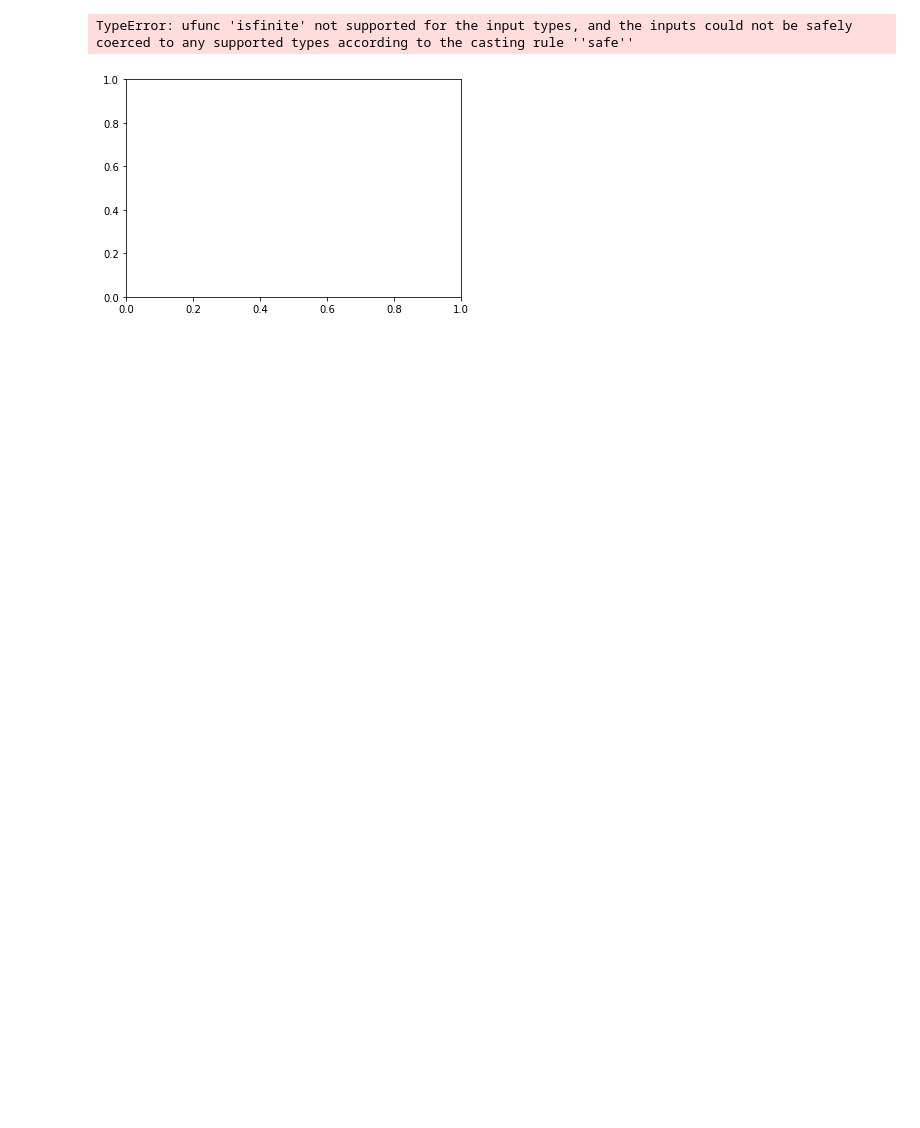
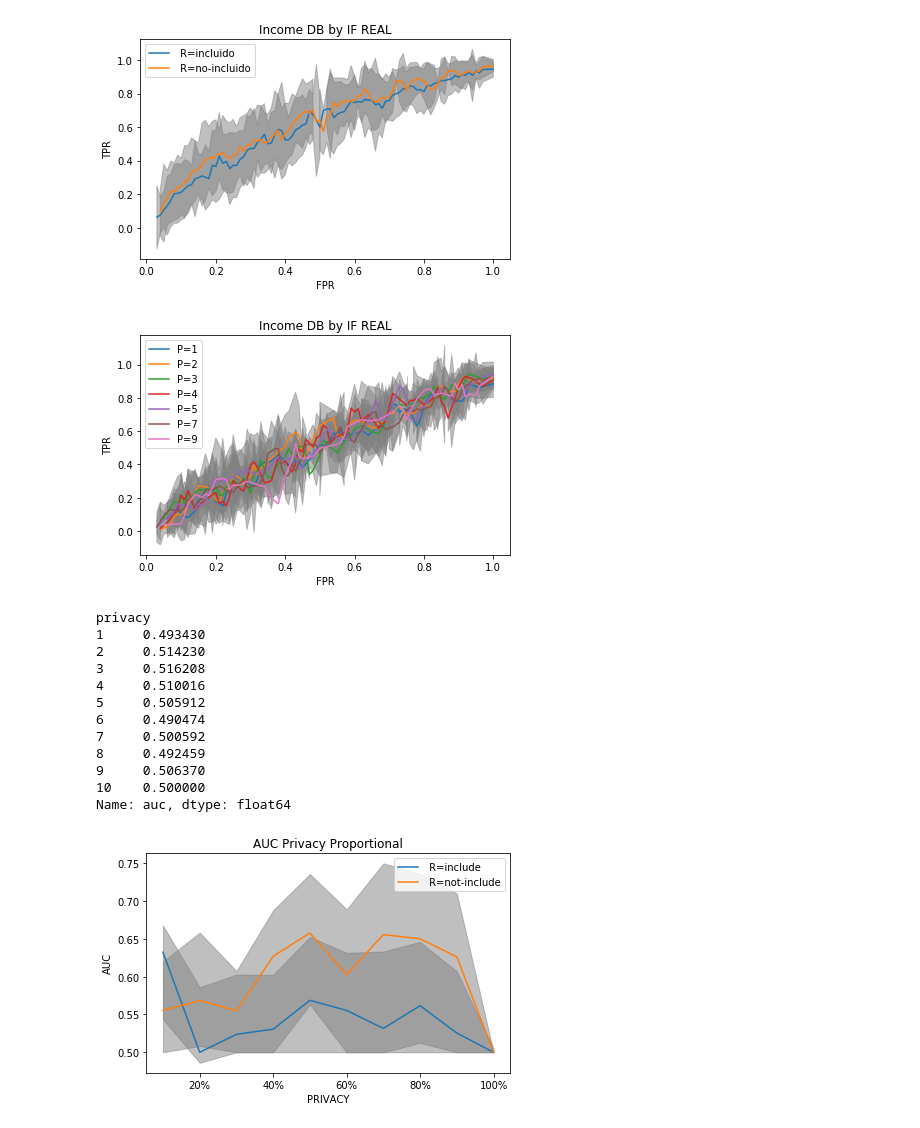
Before and after one commit to jwzinser/Tesis, a Jupyter notebook: parallel/fffff.ipynb, the cells around one changed output. Drawn from its saved outputs; the diff is of its cells as text; code cells hidden in the pictures; blank space fills up the shorter version.

```diff
--- a/parallel/fffff.ipynb
+++ b/parallel/fffff.ipynb
@@ -157,18 +159,32 @@ data = pd.read_csv(dataset_path)
 # %%
 
 #supervised_results = pd.concat([pn.read_csv("model_scores_roc_census06_mbe.csv"), pd.read_csv("model_scores_roc_census611_mbe.csv")])
-supervised_results = pn.read_csv("model_scores_roc_"+ds_name+"011.csv")
+supervised_results = pd.read_csv("model_scores_roc_"+ds_name+"011.csv")
 rocs_by_case(supervised_results, {},{"real":["t","f"]}, savefig=True, title="by IF REAL", save_name=ds_name+"_roc_privacy_grouped_tmf",language="spanish")
+rocs_by_case(supervised_results, {"real":"m"},{"privacy":[1,2,3,4,5,7,9]}, savefig=True, title="by IF REAL", save_name=ds_name+"_roc_privacy_grouped_tmf",language="spanish")
 
-print(supervised_results[supervised_results.real=="t"].groupby("privacy")["auc"].agg(lambda x:np.average(x)))
+print(supervised_results[supervised_results.real=="m"].groupby("privacy")["auc"].agg(lambda x:np.average(x)))
 
 
 plot_intervals(supervised_results, "privacy","auc", {"uniform":[0], "uniform2":[0]},
                {"real":["t", "f"]}, savefig=True,
                title="AUC Privacy Proportional", save_name=ds_name+"_auc_real_proportional")
 plot_intervals(supervised_results, "privacy","auc", {"uniform":[1], "uniform2":[1]},
                {"real":["t", "f"]}, savefig=True,
                title="AUC Privacy Uniform", save_name=ds_name+"_auc_real_uniform")
 # %% [output]
+[figure, new version]
+[figure, added]
-TypeError: ufunc 'isfinite' not supported for the input types, and the inputs could not be safely coerced to any supported types according to the casting rule ''safe''
+privacy
+1     0.493430
+2     0.514230
+3     0.516208
+4     0.510016
+5     0.505912
+6     0.490474
+7     0.500592
+8     0.492459
+9     0.506370
+10    0.500000
+Name: auc, dtype: float64
-[figure, old version]
+[figure, added]
```
Also changed, not shown: parts of 4 cells of this notebook, 1 other file.
